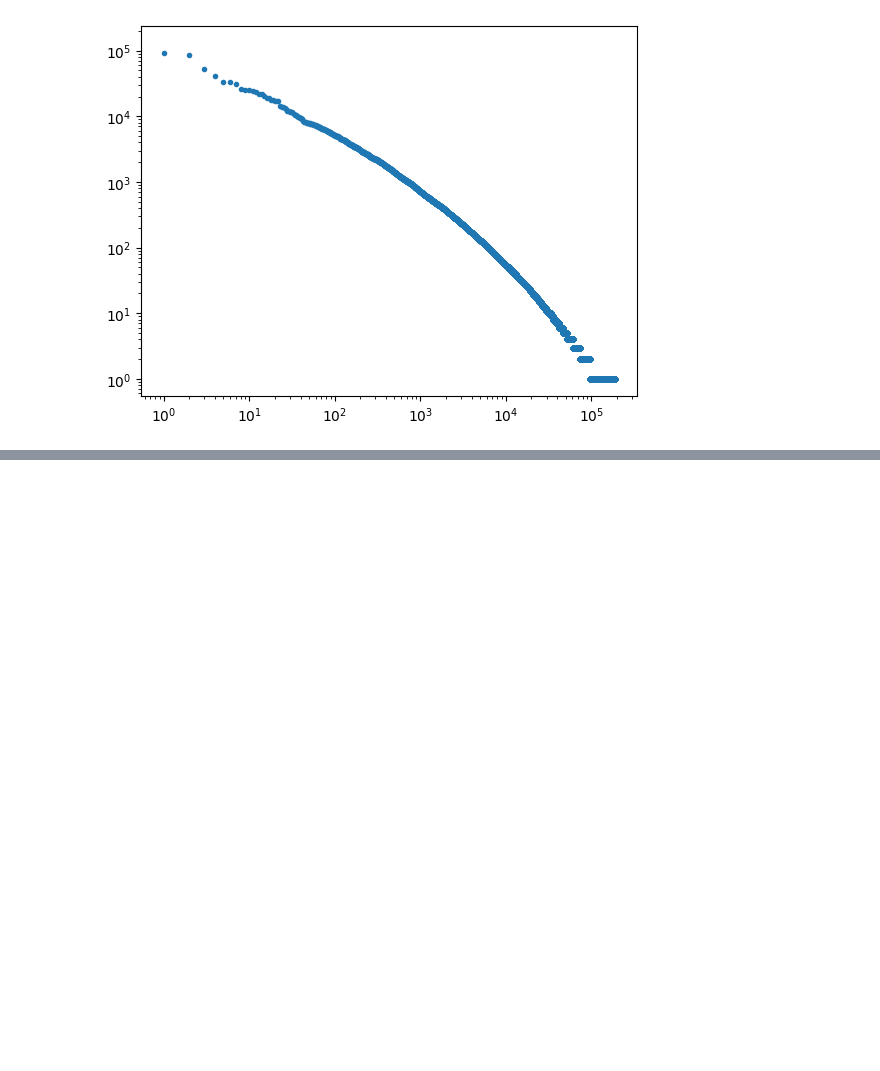
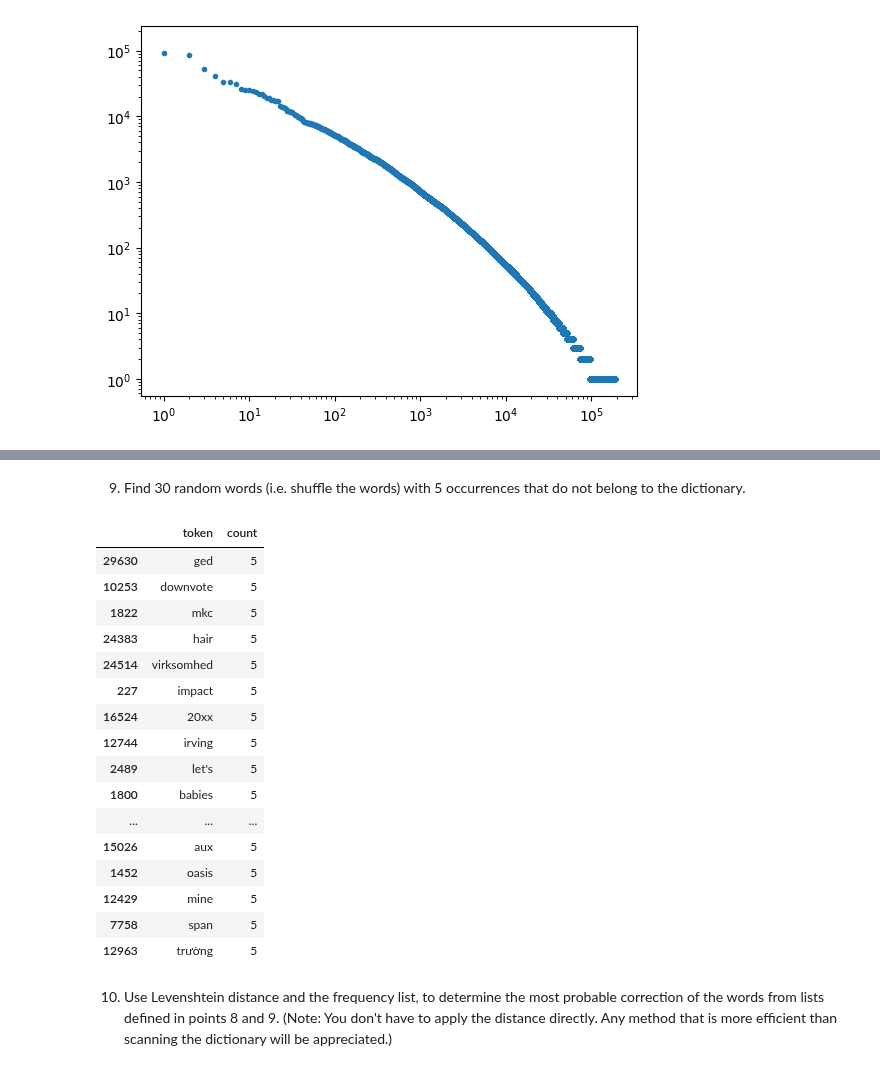
Before and after one commit to p-rzeznik/nlp, a Jupyter notebook: lab3_levenshtein/Lab3.ipynb, the cells around one changed output, grey strips where cells are left out. Saved outputs shown, nothing was run; the diff lists cells and outputs as text; code cells hidden in the pictures; blank space fills up the shorter version.

```diff
--- a/lab3_levenshtein/Lab3.ipynb
+++ b/lab3_levenshtein/Lab3.ipynb
@@ -162,0 +134,25 @@ Regular expressions are simpler, easier to configure and for easy patterns are f
+# %% [markdown]
+9. Find 30 random words (i.e. shuffle the words) with 5 occurrences that do not belong to the dictionary.
+# %%
+random_5_occ = pd_words_not_in_dict[pd_words_not_in_dict['count']==5].sample(n=30)
+random_5_occ
+# %% [output]
+|  | token | count |
+| 29630 | ged | 5 |
+| 10253 | downvote | 5 |
+| 1822 | mkc | 5 |
+| 24383 | hair | 5 |
+| 24514 | virksomhed | 5 |
+| 227 | impact | 5 |
+| 16524 | 20xx | 5 |
+| 12744 | irving | 5 |
+| 2489 | let's | 5 |
+| 1800 | babies | 5 |
+| ... | ... | ... |
+| 15026 | aux | 5 |
+| 1452 | oasis | 5 |
+| 12429 | mine | 5 |
+| 7758 | span | 5 |
+| 12963 | trường | 5 |
+# %% [markdown]
+10. Use Levenshtein distance and the frequency list, to determine the most probable correction of the words from lists defined in points 8 and 9. (Note: You don't have to apply the distance directly. Any method that is more efficient than scanning the dictionary will be appreciated.)
```
Also changed, not shown: parts of 43 cells of this notebook, 4 other files.
